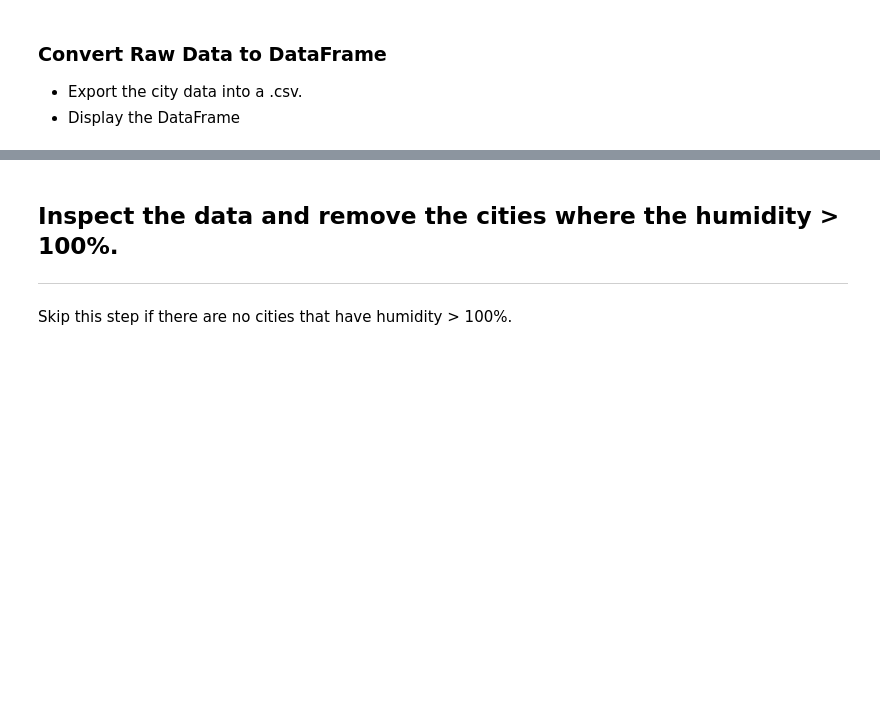
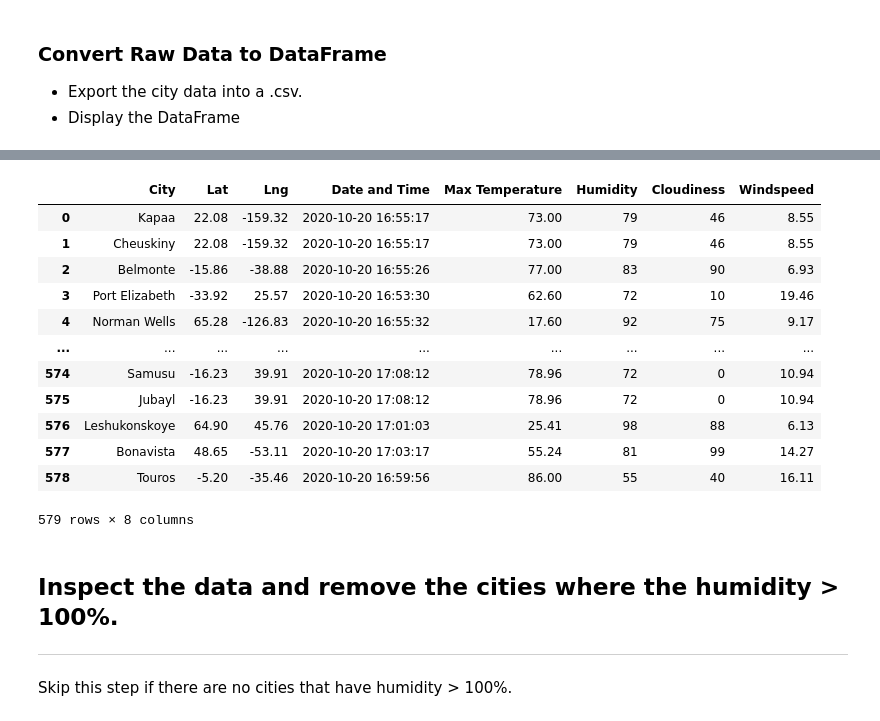
Before and after one commit to CCom20/api-challenge-python, a Jupyter notebook: weatherpy/starter_code/WeatherPy.ipynb, the cells around one changed output, grey strips where cells are left out. Cells and saved outputs as stored; diff of their text form; code cells hidden in the pictures; blank space fills up the shorter version.

```diff
--- a/weatherpy/starter_code/WeatherPy.ipynb
+++ b/weatherpy/starter_code/WeatherPy.ipynb
@@ -213,3 +221,22 @@ cities_df.to_csv()
+# %%
+csv_path = os.path.join("..", "output_data", "api-data.csv")
+weather_df = pd.read_csv(csv_path)
+weather_df = weather_df.drop(columns="Unnamed: 0")
+weather_df
+# %% [output]
+|  | City | Lat | Lng | Date and Time | Max Temperature | Humidity | Cloudiness | Windspeed |
+| 0 | Kapaa | 22.08 | -159.32 | 2020-10-20 16:55:17 | 73.00 | 79 | 46 | 8.55 |
+| 1 | Cheuskiny | 22.08 | -159.32 | 2020-10-20 16:55:17 | 73.00 | 79 | 46 | 8.55 |
+| 2 | Belmonte | -15.86 | -38.88 | 2020-10-20 16:55:26 | 77.00 | 83 | 90 | 6.93 |
+| 3 | Port Elizabeth | -33.92 | 25.57 | 2020-10-20 16:53:30 | 62.60 | 72 | 10 | 19.46 |
+| 4 | Norman Wells | 65.28 | -126.83 | 2020-10-20 16:55:32 | 17.60 | 92 | 75 | 9.17 |
+| ... | ... | ... | ... | ... | ... | ... | ... | ... |
+| 574 | Samusu | -16.23 | 39.91 | 2020-10-20 17:08:12 | 78.96 | 72 | 0 | 10.94 |
+| 575 | Jubayl | -16.23 | 39.91 | 2020-10-20 17:08:12 | 78.96 | 72 | 0 | 10.94 |
+| 576 | Leshukonskoye | 64.90 | 45.76 | 2020-10-20 17:01:03 | 25.41 | 98 | 88 | 6.13 |
+| 577 | Bonavista | 48.65 | -53.11 | 2020-10-20 17:03:17 | 55.24 | 81 | 99 | 14.27 |
+| 578 | Touros | -5.20 | -35.46 | 2020-10-20 16:59:56 | 86.00 | 55 | 40 | 16.11 |
+579 rows × 8 columns
 # %% [markdown]
 ## Inspect the data and remove the cities where the humidity > 100%.
 ----
```
Also changed, not shown: parts of 9 cells of this notebook, 1 other file.
